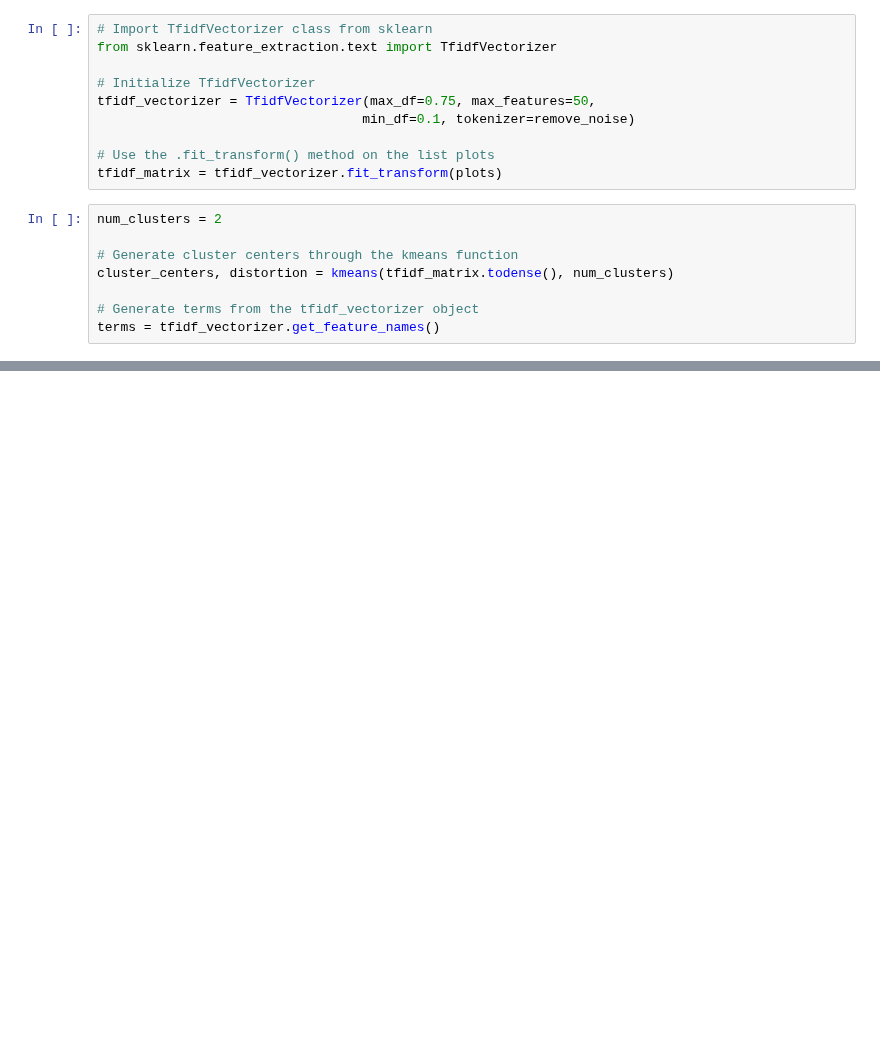
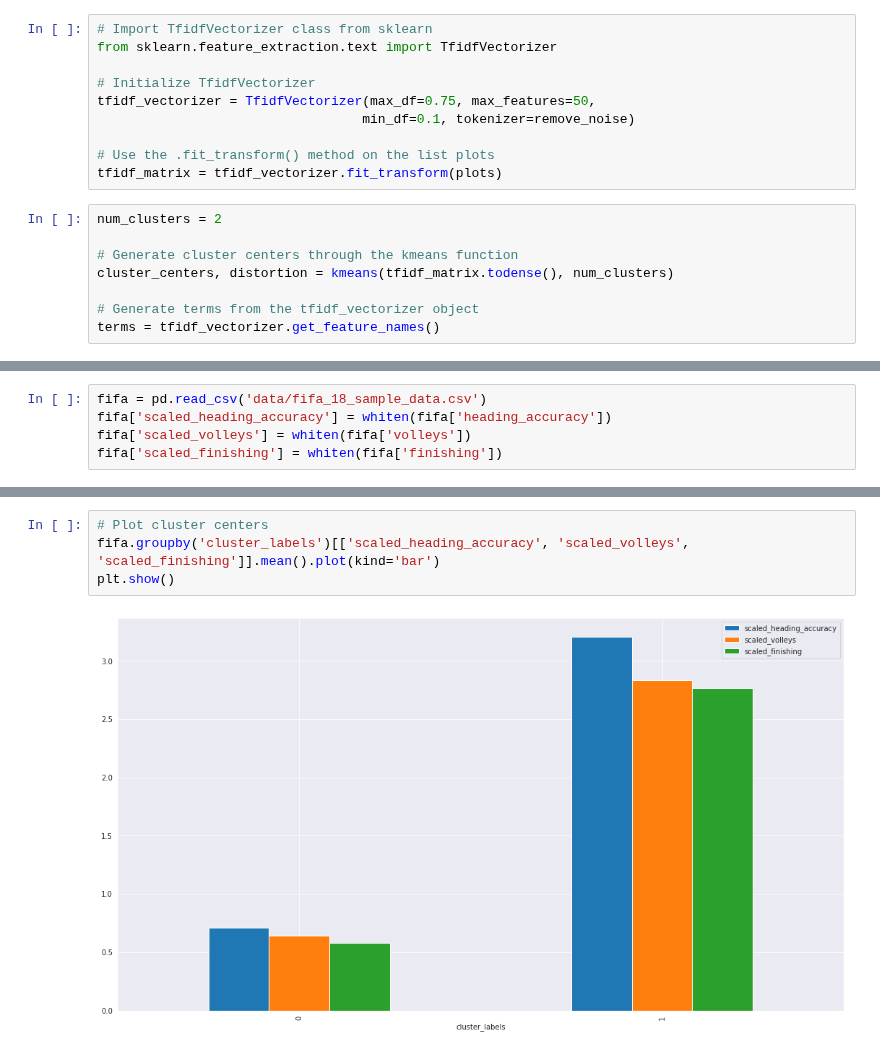
Before and after one commit to MikSm1th/datacamp_notes, a Jupyter notebook: clusterting_w_SciPy/4_Clustering_in_Real.ipynb, the cells around one changed output, grey strips where cells are left out. Cells and saved outputs as stored; diff of their text form; blank space fills up the shorter version.

```diff
--- a/clusterting_w_SciPy/4_Clustering_in_Real.ipynb
+++ b/clusterting_w_SciPy/4_Clustering_in_Real.ipynb
@@ -283,0 +297,5 @@ for i in range(num_clusters):
+# %%
+fifa = pd.read_csv('data/fifa_18_sample_data.csv')
+fifa['scaled_heading_accuracy'] = whiten(fifa['heading_accuracy'])
+fifa['scaled_volleys'] = whiten(fifa['volleys'])
+fifa['scaled_finishing'] = whiten(fifa['finishing'])
@@ -283,0 +333,6 @@ for i in range(num_clusters):
+# %%
+# Plot cluster centers
+fifa.groupby('cluster_labels')[['scaled_heading_accuracy', 'scaled_volleys', 'scaled_finishing']].mean().plot(kind='bar')
+plt.show()
+# %% [output]
+[figure, added]
```
Also changed, not shown: parts of 22 cells of this notebook.
